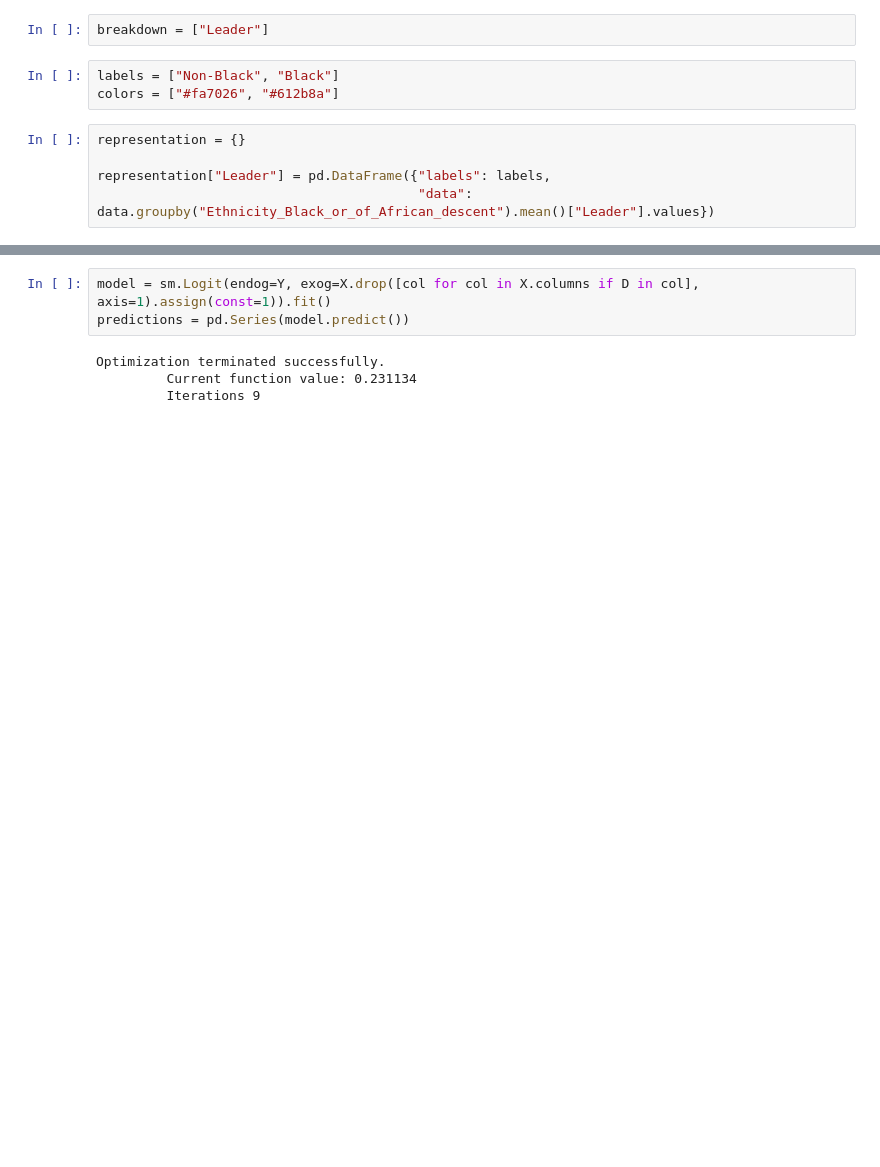
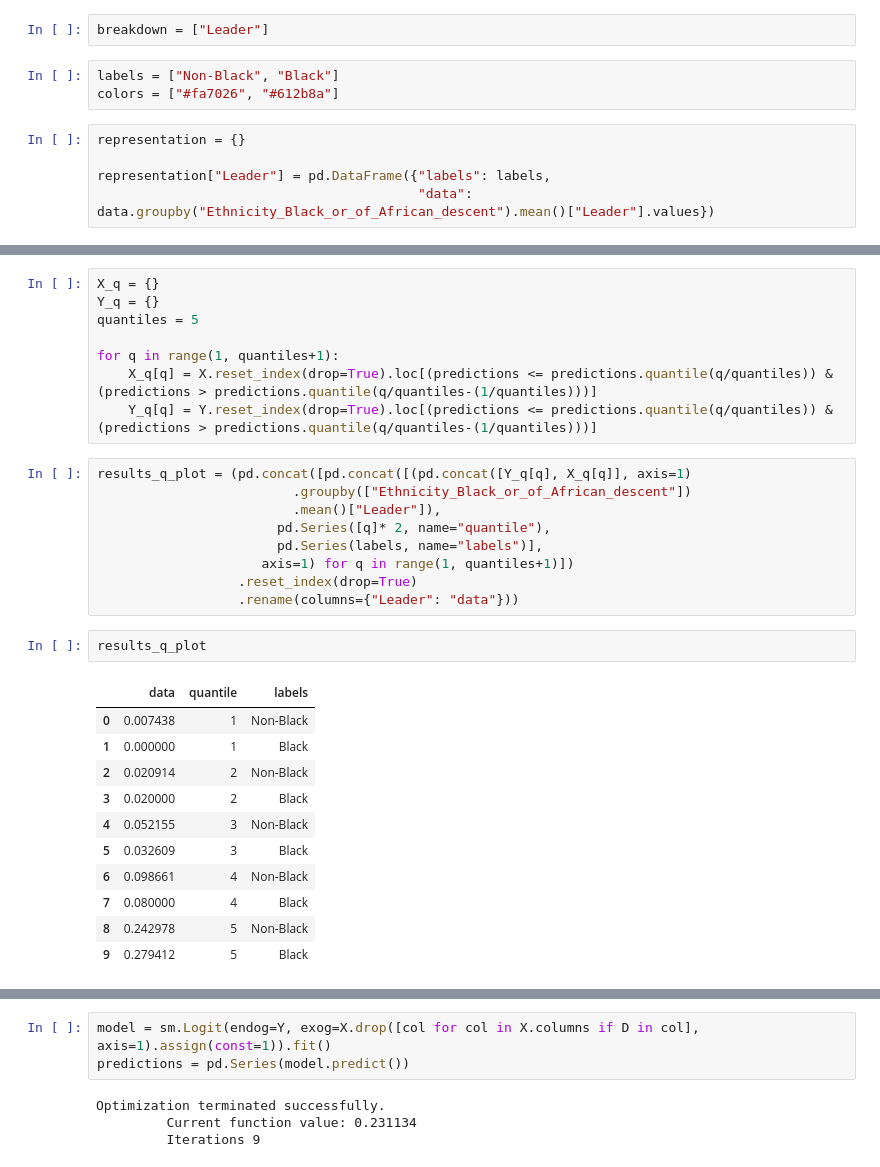
Before and after one commit to whoisnnamdi/black-dev-2020, a Jupyter notebook: code/progression.ipynb, the cells around one changed output, grey strips where cells are left out. Saved outputs shown, nothing was run; the diff lists cells and outputs as text; blank space fills up the shorter version.

```diff
--- a/code/progression.ipynb
+++ b/code/progression.ipynb
@@ -140,0 +157,31 @@ Optimization terminated successfully.
+# %%
+X_q = {}
+Y_q = {}
+quantiles = 5
+
+for q in range(1, quantiles+1):
+    X_q[q] = X.reset_index(drop=True).loc[(predictions <= predictions.quantile(q/quantiles)) & (predictions > predictions.quantile(q/quantiles-(1/quantiles)))]
+    Y_q[q] = Y.reset_index(drop=True).loc[(predictions <= predictions.quantile(q/quantiles)) & (predictions > predictions.quantile(q/quantiles-(1/quantiles)))]
+# %%
+results_q_plot = (pd.concat([pd.concat([(pd.concat([Y_q[q], X_q[q]], axis=1)
+                         .groupby(["Ethnicity_Black_or_of_African_descent"])
+                         .mean()["Leader"]),
+                       pd.Series([q]* 2, name="quantile"),
+                       pd.Series(labels, name="labels")],
+                     axis=1) for q in range(1, quantiles+1)])
+                  .reset_index(drop=True)
+                  .rename(columns={"Leader": "data"}))
+# %%
+results_q_plot
+# %% [output]
+|  | data | quantile | labels |
+| 0 | 0.007438 | 1 | Non-Black |
+| 1 | 0.000000 | 1 | Black |
+| 2 | 0.020914 | 2 | Non-Black |
+| 3 | 0.020000 | 2 | Black |
+| 4 | 0.052155 | 3 | Non-Black |
+| 5 | 0.032609 | 3 | Black |
+| 6 | 0.098661 | 4 | Non-Black |
+| 7 | 0.080000 | 4 | Black |
+| 8 | 0.242978 | 5 | Non-Black |
+| 9 | 0.279412 | 5 | Black |
```
Also changed, not shown: parts of 6 cells of this notebook, 2 other files.
